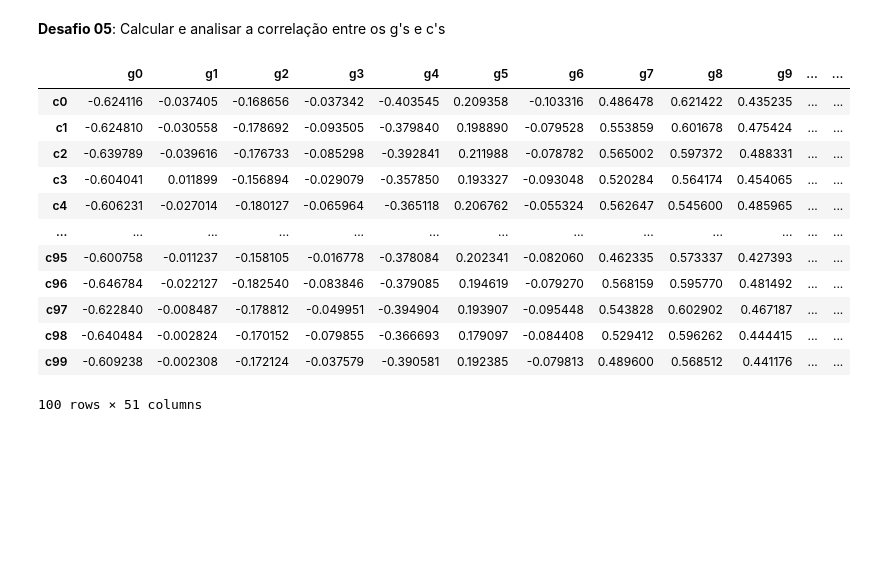
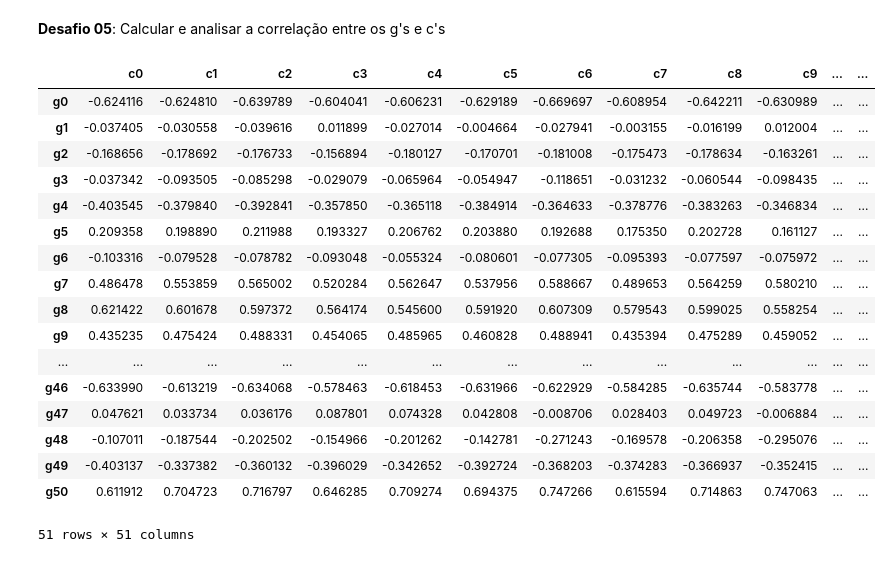
Before and after one commit to Francisco-1307/Alura-ImersaoDados2021, a Jupyter notebook: Notebook_Imersão2021.ipynb, the cells around one changed output. Saved outputs shown, nothing was run; the diff lists cells and outputs as text; code cells hidden in the pictures; blank space fills up the shorter version.

```diff
--- a/Notebook_Imersão2021.ipynb
+++ b/Notebook_Imersão2021.ipynb
@@ -686,25 +757,30 @@ pd.crosstab(index = [dados['dose'],dados['tempo']], columns = dados['tratamento'
 **Desafio 05**: Calcular e analisar a correlação entre os g's e c's
 # %%
 dados_g = dados.loc[:,'g0':'g50']
-dados_c = dados.loc[:,'c0':'c99']
+dados_c = dados.loc[:,'c0':'c50']
 
 dados_gc = pd.concat([dados_g, dados_c], axis = 1)
 
-corr_gc = dados_gc.corr().loc['c0':'c99','g0':'g50']
+corr_gc = dados_gc.corr().loc['g0':'g50','c0':'c50']
 corr_gc
 # %% [output]
-|  | g0 | g1 | g2 | g3 | g4 | g5 | g6 | g7 | g8 | g9 | ... | ... |
-| c0 | -0.624116 | -0.037405 | -0.168656 | -0.037342 | -0.403545 | 0.209358 | -0.103316 | 0.486478 | 0.621422 | 0.435235 | ... | ... |
-| c1 | -0.624810 | -0.030558 | -0.178692 | -0.093505 | -0.379840 | 0.198890 | -0.079528 | 0.553859 | 0.601678 | 0.475424 | ... | ... |
-| c2 | -0.639789 | -0.039616 | -0.176733 | -0.085298 | -0.392841 | 0.211988 | -0.078782 | 0.565002 | 0.597372 | 0.488331 | ... | ... |
-| c3 | -0.604041 | 0.011899 | -0.156894 | -0.029079 | -0.357850 | 0.193327 | -0.093048 | 0.520284 | 0.564174 | 0.454065 | ... | ... |
-| c4 | -0.606231 | -0.027014 | -0.180127 | -0.065964 | -0.365118 | 0.206762 | -0.055324 | 0.562647 | 0.545600 | 0.485965 | ... | ... |
+|  | c0 | c1 | c2 | c3 | c4 | c5 | c6 | c7 | c8 | c9 | ... | ... |
+| g0 | -0.624116 | -0.624810 | -0.639789 | -0.604041 | -0.606231 | -0.629189 | -0.669697 | -0.608954 | -0.642211 | -0.630989 | ... | ... |
+| g1 | -0.037405 | -0.030558 | -0.039616 | 0.011899 | -0.027014 | -0.004664 | -0.027941 | -0.003155 | -0.016199 | 0.012004 | ... | ... |
+| g2 | -0.168656 | -0.178692 | -0.176733 | -0.156894 | -0.180127 | -0.170701 | -0.181008 | -0.175473 | -0.178634 | -0.163261 | ... | ... |
+| g3 | -0.037342 | -0.093505 | -0.085298 | -0.029079 | -0.065964 | -0.054947 | -0.118651 | -0.031232 | -0.060544 | -0.098435 | ... | ... |
+| g4 | -0.403545 | -0.379840 | -0.392841 | -0.357850 | -0.365118 | -0.384914 | -0.364633 | -0.378776 | -0.383263 | -0.346834 | ... | ... |
+| g5 | 0.209358 | 0.198890 | 0.211988 | 0.193327 | 0.206762 | 0.203880 | 0.192688 | 0.175350 | 0.202728 | 0.161127 | ... | ... |
+| g6 | -0.103316 | -0.079528 | -0.078782 | -0.093048 | -0.055324 | -0.080601 | -0.077305 | -0.095393 | -0.077597 | -0.075972 | ... | ... |
+| g7 | 0.486478 | 0.553859 | 0.565002 | 0.520284 | 0.562647 | 0.537956 | 0.588667 | 0.489653 | 0.564259 | 0.580210 | ... | ... |
+| g8 | 0.621422 | 0.601678 | 0.597372 | 0.564174 | 0.545600 | 0.591920 | 0.607309 | 0.579543 | 0.599025 | 0.558254 | ... | ... |
+| g9 | 0.435235 | 0.475424 | 0.488331 | 0.454065 | 0.485965 | 0.460828 | 0.488941 | 0.435394 | 0.475289 | 0.459052 | ... | ... |
 | ... | ... | ... | ... | ... | ... | ... | ... | ... | ... | ... | ... | ... |
-| c95 | -0.600758 | -0.011237 | -0.158105 | -0.016778 | -0.378084 | 0.202341 | -0.082060 | 0.462335 | 0.573337 | 0.427393 | ... | ... |
-| c96 | -0.646784 | -0.022127 | -0.182540 | -0.083846 | -0.379085 | 0.194619 | -0.079270 | 0.568159 | 0.595770 | 0.481492 | ... | ... |
-| c97 | -0.622840 | -0.008487 | -0.178812 | -0.049951 | -0.394904 | 0.193907 | -0.095448 | 0.543828 | 0.602902 | 0.467187 | ... | ... |
-| c98 | -0.640484 | -0.002824 | -0.170152 | -0.079855 | -0.366693 | 0.179097 | -0.084408 | 0.529412 | 0.596262 | 0.444415 | ... | ... |
-| c99 | -0.609238 | -0.002308 | -0.172124 | -0.037579 | -0.390581 | 0.192385 | -0.079813 | 0.489600 | 0.568512 | 0.441176 | ... | ... |
+| g46 | -0.633990 | -0.613219 | -0.634068 | -0.578463 | -0.618453 | -0.631966 | -0.622929 | -0.584285 | -0.635744 | -0.583778 | ... | ... |
+| g47 | 0.047621 | 0.033734 | 0.036176 | 0.087801 | 0.074328 | 0.042808 | -0.008706 | 0.028403 | 0.049723 | -0.006884 | ... | ... |
+| g48 | -0.107011 | -0.187544 | -0.202502 | -0.154966 | -0.201262 | -0.142781 | -0.271243 | -0.169578 | -0.206358 | -0.295076 | ... | ... |
+| g49 | -0.403137 | -0.337382 | -0.360132 | -0.396029 | -0.342652 | -0.392724 | -0.368203 | -0.374283 | -0.366937 | -0.352415 | ... | ... |
+| g50 | 0.611912 | 0.704723 | 0.716797 | 0.646285 | 0.709274 | 0.694375 | 0.747266 | 0.615594 | 0.714863 | 0.747063 | ... | ... |
-100 rows × 51 columns
+51 rows × 51 columns
 # %%
 # Set up the matplotlib figure
```
Also changed, not shown: parts of 35 cells of this notebook.
